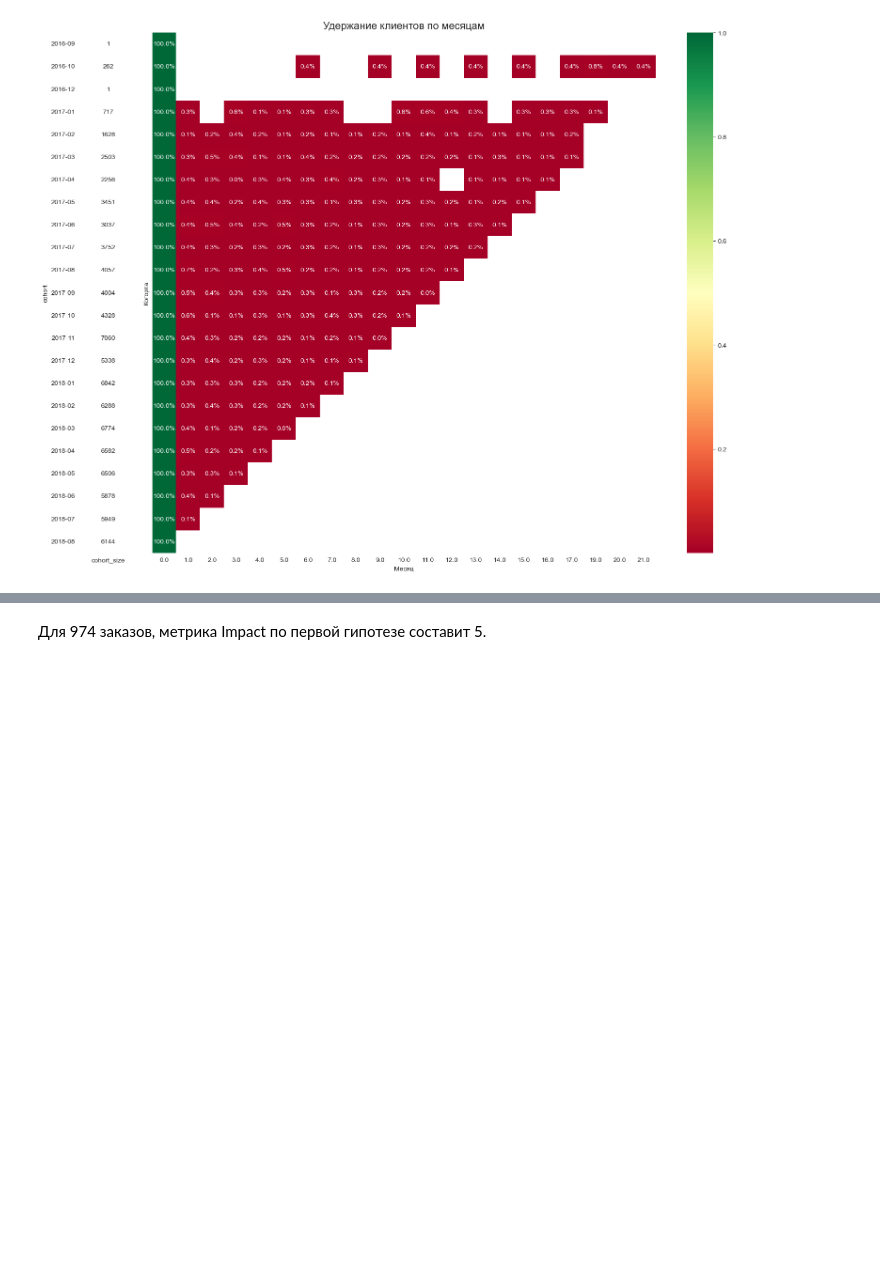
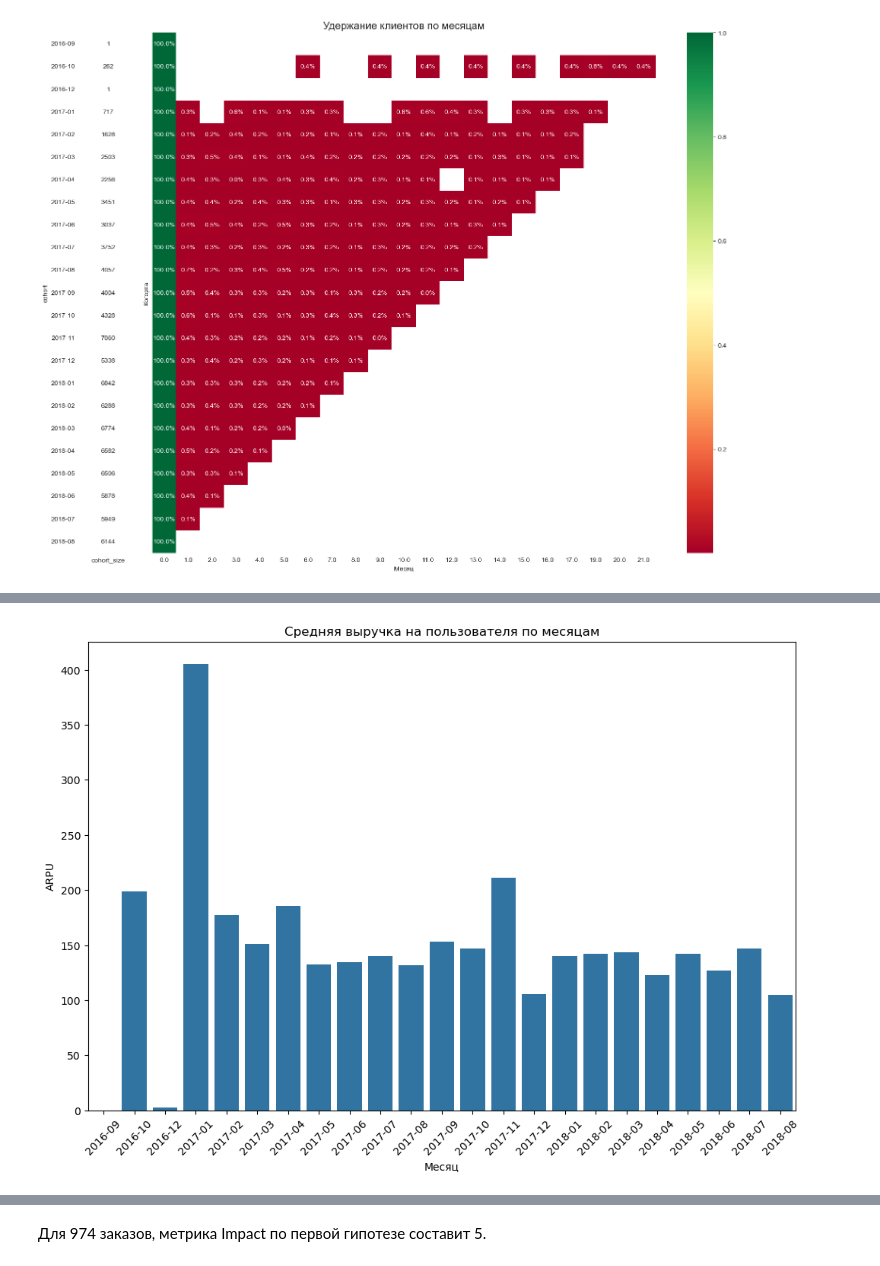
Before and after one commit to elizawetav/marketplace, a Jupyter notebook: marketplace_brazil.ipynb, the cells around one changed output, grey strips where cells are left out. Cells and saved outputs as stored; diff of their text form; code cells hidden in the pictures; blank space fills up the shorter version.

```diff
--- a/marketplace_brazil.ipynb
+++ b/marketplace_brazil.ipynb
@@ -473,4 +445,6 @@ ValueError: You are trying to merge on object and period[M] columns for key 'pay
 # %%
+# поменяем тип столбца delivery_period, чтобы не вылезало предупреждение
+arpu['delivery_period'] = arpu['delivery_period'].astype(str)
 # избавляемся от Nan
 arpu.fillna(0, inplace=True)
 # %%
@@ -481,8 +473,14 @@ arpu
 # %%
 # рисуем график arpu
 plt.figure(figsize=(12, 8))
 sns.barplot(data=arpu, x ='payment_period', y ='arpu')
+plt.title('Средняя выручка на пользователя по месяцам')
+plt.xlabel('Месяц')
+plt.ylabel('ARPU')
 plt.xticks(rotation=45)
+plt.show()
+# %% [output]
+[figure, added]
 # %% [markdown]
 ### Задача 4. Выбрать одну из 3 основных гипотез с помощью фреймворка ICE.
 
```
Also changed, not shown: parts of 36 cells of this notebook.
